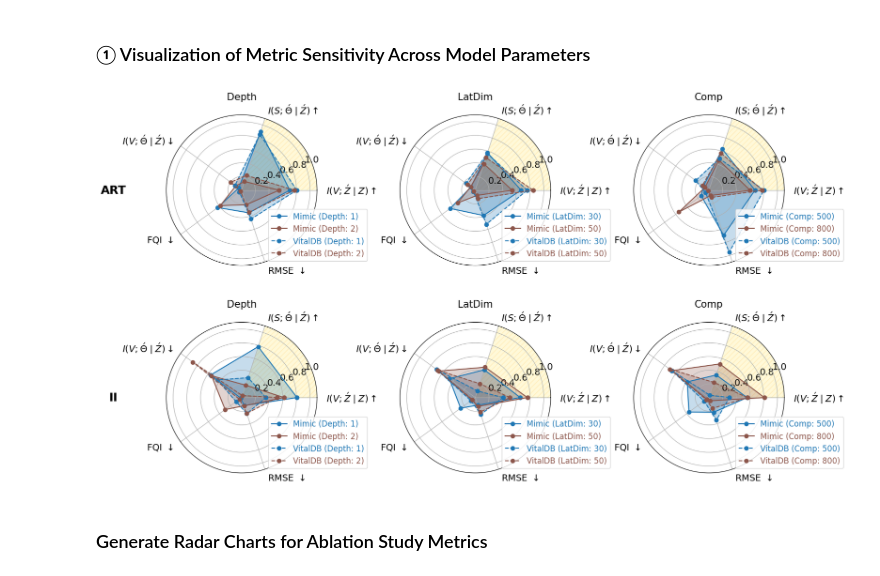
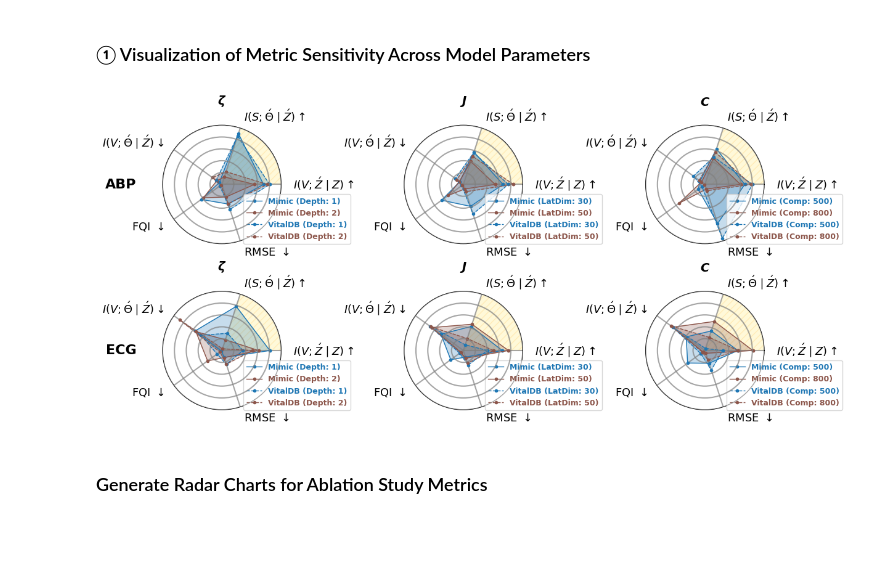
Before and after one commit to cherishleon/VABAM, a Jupyter notebook: Visualization_metrics.ipynb, the cells around one changed output. Saved outputs shown, nothing was run; the diff lists cells and outputs as text; code cells hidden in the pictures; blank space fills up the shorter version.

```diff
--- a/Visualization_metrics.ipynb
+++ b/Visualization_metrics.ipynb
@@ -103,6 +103,7 @@ def preprocess_data(raw_df, rename_map, extra_vars, metrics_short, global_min_ma
 def plot_radar_charts(df_melted, metrics_short, metric_maps, extra_vars, ls_list,
                       font_size=14, title_font_size=15, legend_font_size=12,
                       wspace=0.55, hspace=0.35):
+
     """
     Plot radar charts for each combination of 'Type' and an extra variable (e.g., 'Depth', 'LatDim', 'Comp').
     The function creates a polar grid for each subplot, plots each source's data with distinct line styles,
@@ -125,7 +126,7 @@ def plot_radar_charts(df_melted, metrics_short, metric_maps, extra_vars, ls_list
     n_rows = len(types)
     n_cols = len(extra_vars)
 
-    fig = plt.figure(figsize=(17, 10), constrained_layout=True)
+    fig = plt.figure(figsize=(14, 6), constrained_layout=True)
     outer = gridspec.GridSpec(n_rows, n_cols, wspace=wspace, hspace=hspace)
 
     for i, typ in enumerate(types):
@@ -157,8 +158,11 @@ def plot_radar_charts(df_melted, metrics_short, metric_maps, extra_vars, ls_list
             num_metrics = len(metrics_short)
             angles = np.linspace(0, 2 * np.pi, num_metrics, endpoint=False).tolist()
             angles += angles[:1]
-            ax.set_ylim(0, 1.1)
-            ax.tick_params(axis='y', labelsize=font_size)
+            ax.set_ylim(0, 1.0)
+            #ax.tick_params(axis='y', labelsize=font_size-3)
+            ax.tick_params(axis='y', labelleft=False)
+            ax.grid(True, zorder=10, color='gray', linestyle='-', linewidth=1.5, alpha=0.7)
+            ax.yaxis.set_zorder(1000)
 
             # Highlight the sector between metrics '(i)' and '(iii)'
             i_idx = metrics_short.index('(i)')
@@ -198,7 +202,7 @@ def plot_radar_charts(df_melted, metrics_short, metric_maps, extra_vars, ls_list
                 color = extra_color_map.get(extra_val, 'gray')
                 ls = ls_list[unique_sources.index(source) % len(ls_list)]
                 label = f"{source} ({extra}: {extra_val})"
-                ax.plot(angles, values, marker='o', linestyle=ls, color=color, label=label)
+                ax.plot(angles, values, marker='o', linestyle=ls, color=color, label=label, linewidth = 1., markersize=3)
                 ax.fill(angles, values, color=color, alpha=0.25)
 
             # Set the axis tick labels using the metric maps for proper formatting
@@ -213,17 +217,28 @@ def plot_radar_charts(df_melted, metrics_short, metric_maps, extra_vars, ls_list
                 label.set_verticalalignment('center')
 
             # Set subplot title corresponding to the extra variable and add the type label to the leftmost plots
-            ax.set_title(f"{extra}", fontsize=title_font_size, pad=5)
+            if extra == 'Depth':
+                extra = r'$\boldsymbol{\zeta}$'
+            elif extra == 'LatDim':
+                extra = r'$\boldsymbol{J}$'
+            elif extra == 'Comp':
+                extra = r'$\boldsymbol{C}$'
+            ax.set_title(f"{extra}", fontsize=title_font_size+1, pad=0)
             if j == 0:
+                if typ =='ART':
+                    typ = 'ABP'
+                elif typ =='II':
+                    typ = 'ECG'
                 ax.text(-0.35, 0.5, f"{typ}", transform=ax.transAxes,
                         fontsize=title_font_size + 3, fontweight='bold', va='center', ha='center')
 
             # Create a legend and assign line colors to the legend text for clarity
-            leg = ax.legend(fontsize=legend_font_size, loc='upper left', bbox_to_anchor=(.65, .4))
+            leg = ax.legend(fontsize=legend_font_size, loc='upper left', bbox_to_anchor=(.65, .45))
             for text, line in zip(leg.get_texts(), ax.get_lines()):
                 text.set_color(line.get_color())
+                text.set_fontweight('bold')
 
-    plt.savefig('./Figures/SensitivityAcrossParameters.png', dpi=300, bbox_inches='tight')
+    plt.savefig('./PaperWork/Figures/SensitivityAcrossParameters.png', dpi=300, bbox_inches='tight')
     plt.show()
 # %% [markdown]
 ### ① Visualization of Metric Sensitivity Across Model Parameters
@@ -250,11 +265,11 @@ metrics_short = ['(i)', '(iii)', '(ii)', 'FQI', 'RMSE']
 
 
 # Define style parameters for the radar chart
-FONT_SIZE = 14
-TITLE_FONT_SIZE = 15
-LEGEND_FONT_SIZE = 12
-WSPACE = 0.55
-HSPACE = 0.35
+FONT_SIZE = 13
+TITLE_FONT_SIZE = 13
+LEGEND_FONT_SIZE = 9.
+WSPACE = 0.3
+HSPACE = 0.4
 ls_list = ['-', '--', '-.', ':']
 
 
@@ -274,34 +289,34 @@ all_dfs = pd.concat([
     #BenchAnalAccMItable_renamed,
     AblaAccMItable_renamed])
 
 
 # Compute Global Minimum and Maximum ---
 group_min_max = {}
 for group_key, group_data in all_dfs.groupby(['Type', 'Source']):
     # group_key is a tuple of (Type, Source)
     group_min_max[group_key] = {}
     for metric in metrics_short:
         gmin = group_data[metric].min()
         gmax = group_data[metric].max()
         group_min_max[group_key][metric] = (gmin, gmax)
 
 # Preprocess the data: rename metrics, group by parameters, and normalize.
 data_grouped, df_melted = preprocess_data(SenseAccMItable, rename_map, extra_vars, metrics_short, group_min_max)
 
 # Generate the radar charts using the preprocessed melted DataFrame
 plot_radar_charts(
     df_melted,
     metrics_short,
     metric_maps,
     extra_vars,
     ls_list,
     font_size=FONT_SIZE,
     title_font_size=TITLE_FONT_SIZE,
     legend_font_size=LEGEND_FONT_SIZE,
     wspace=WSPACE,
     hspace=HSPACE)
 # %% [output]
-[figure, old version]
+[figure, new version]
 # %% [markdown]
 ### Generate Radar Charts for Ablation Study Metrics
 # %%
```
Also changed, not shown: parts of 6 cells of this notebook, 4 other files.
